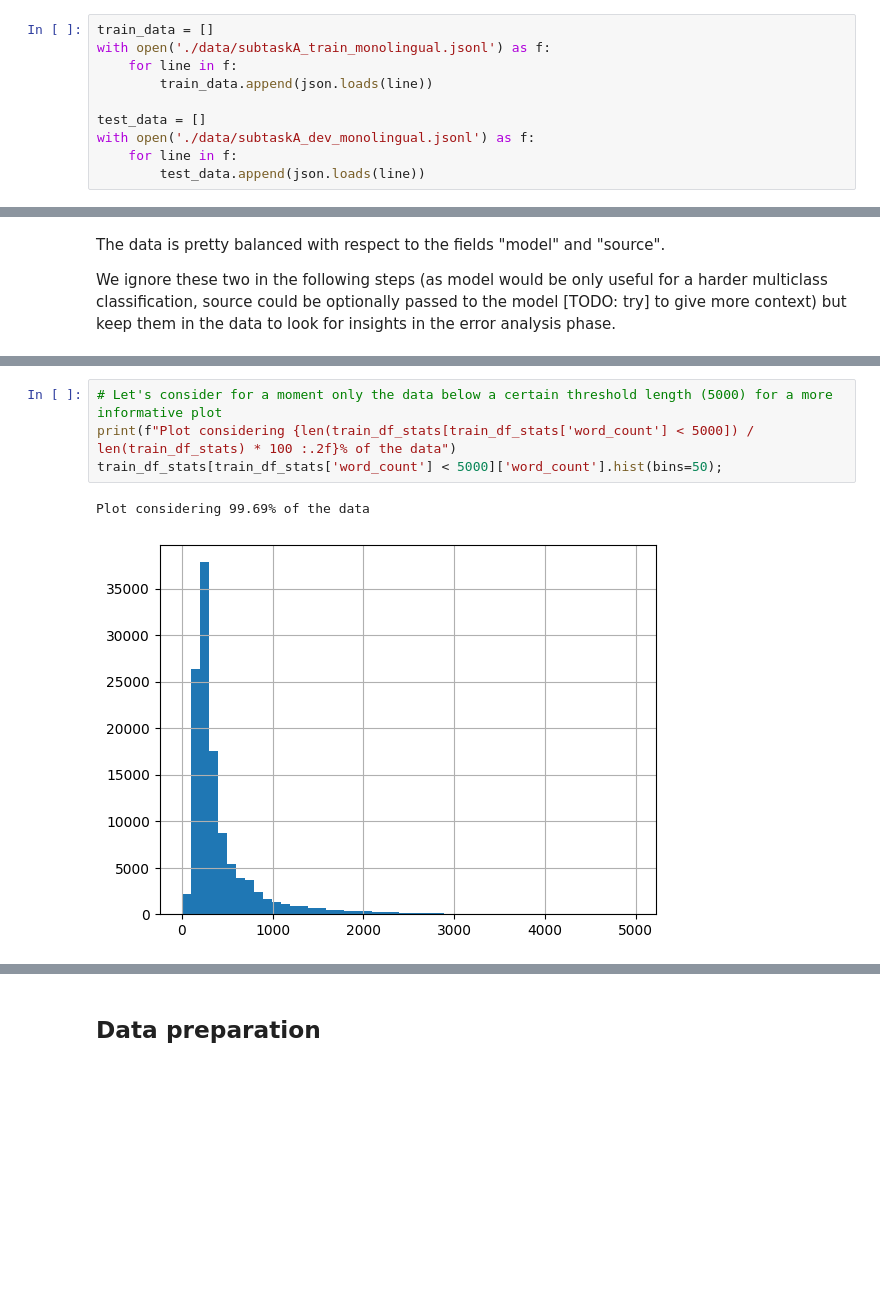
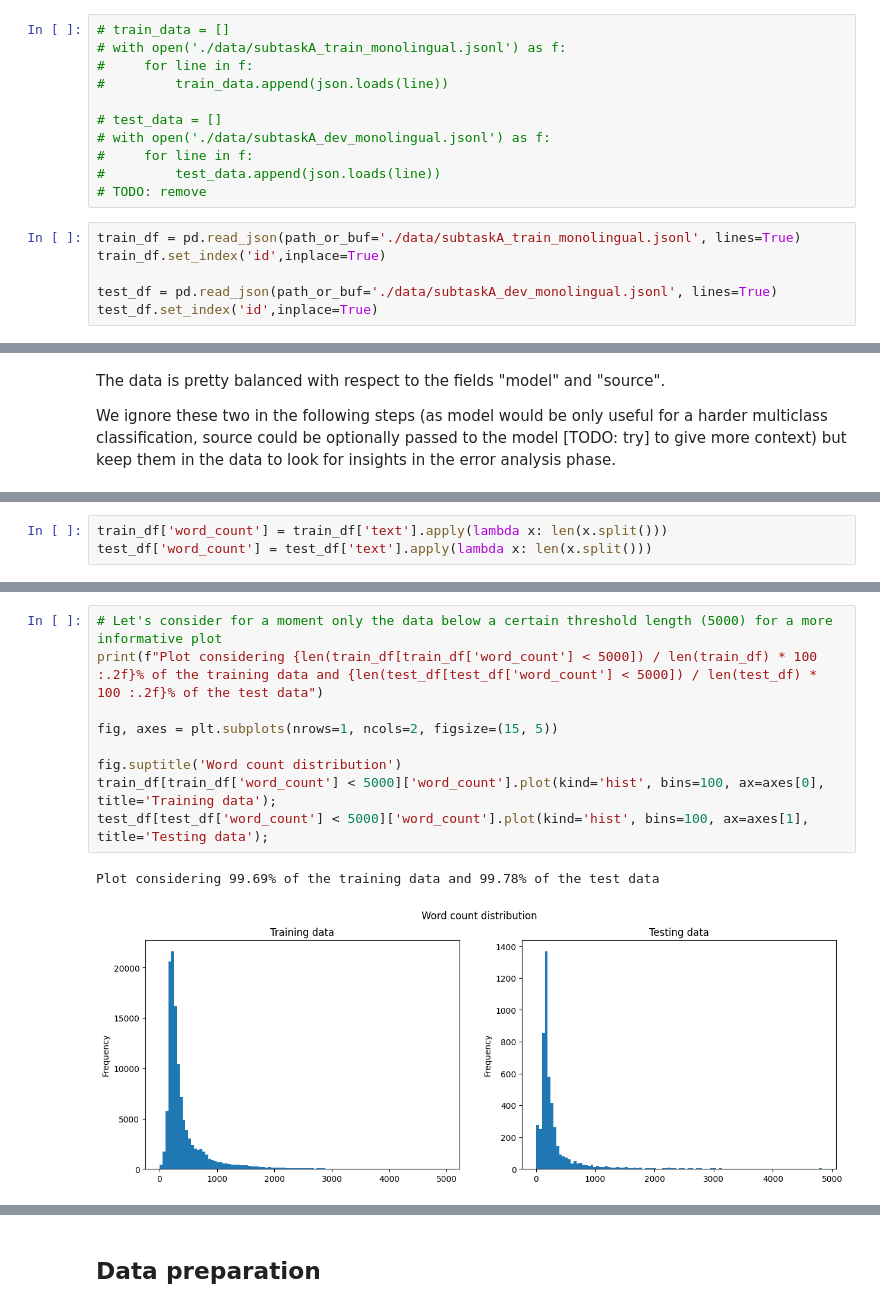
Before and after one commit to edomerli/machine-generated-text-classification, a Jupyter notebook: main.ipynb, the cells around one changed output, grey strips where cells are left out. Cells and saved outputs as stored; diff of their text form; blank space fills up the shorter version.

Commit message:
Data exploration using dataframes

```diff
--- a/main.ipynb
+++ b/main.ipynb
@@ -21,12 +22,19 @@ from ipywidgets import interact
 # %% [markdown]
 ## Data Loading
 # %%
-train_data = []
-with open('./data/subtaskA_train_monolingual.jsonl') as f:
-    for line in f:
-        train_data.append(json.loads(line))
+# train_data = []
+# with open('./data/subtaskA_train_monolingual.jsonl') as f:
+#     for line in f:
+#         train_data.append(json.loads(line))
 
-test_data = []
-with open('./data/subtaskA_dev_monolingual.jsonl') as f:
-    for line in f:
-        test_data.append(json.loads(line))
+# test_data = []
+# with open('./data/subtaskA_dev_monolingual.jsonl') as f:
+#     for line in f:
+#         test_data.append(json.loads(line))
+# TODO: remove
+# %%
+train_df = pd.read_json(path_or_buf='./data/subtaskA_train_monolingual.jsonl', lines=True)
+train_df.set_index('id',inplace=True)
+
+test_df = pd.read_json(path_or_buf='./data/subtaskA_dev_monolingual.jsonl', lines=True)
+test_df.set_index('id',inplace=True)
@@ -85,0 +124,3 @@ train_df_stats['word_count'].hist(bins=100);
+# %%
+train_df['word_count'] = train_df['text'].apply(lambda x: len(x.split()))
+test_df['word_count'] = test_df['text'].apply(lambda x: len(x.split()))
@@ -86,7 +145,12 @@ train_df_stats['word_count'].hist(bins=100);
 # %%
 # Let's consider for a moment only the data below a certain threshold length (5000) for a more informative plot
-print(f"Plot considering {len(train_df_stats[train_df_stats['word_count'] < 5000]) / len(train_df_stats) * 100 :.2f}% of the data")
-train_df_stats[train_df_stats['word_count'] < 5000]['word_count'].hist(bins=50);
+print(f"Plot considering {len(train_df[train_df['word_count'] < 5000]) / len(train_df) * 100 :.2f}% of the training data and {len(test_df[test_df['word_count'] < 5000]) / len(test_df) * 100 :.2f}% of the test data")
+
+fig, axes = plt.subplots(nrows=1, ncols=2, figsize=(15, 5))
+
+fig.suptitle('Word count distribution')
+train_df[train_df['word_count'] < 5000]['word_count'].plot(kind='hist', bins=100, ax=axes[0], title='Training data');
+test_df[test_df['word_count'] < 5000]['word_count'].plot(kind='hist', bins=100, ax=axes[1], title='Testing data');
 # %% [output]
-Plot considering 99.69% of the data
+Plot considering 99.69% of the training data and 99.78% of the test data
-[figure, old version]
+[figure, new version]
```
Also changed, not shown: parts of 29 cells of this notebook.
